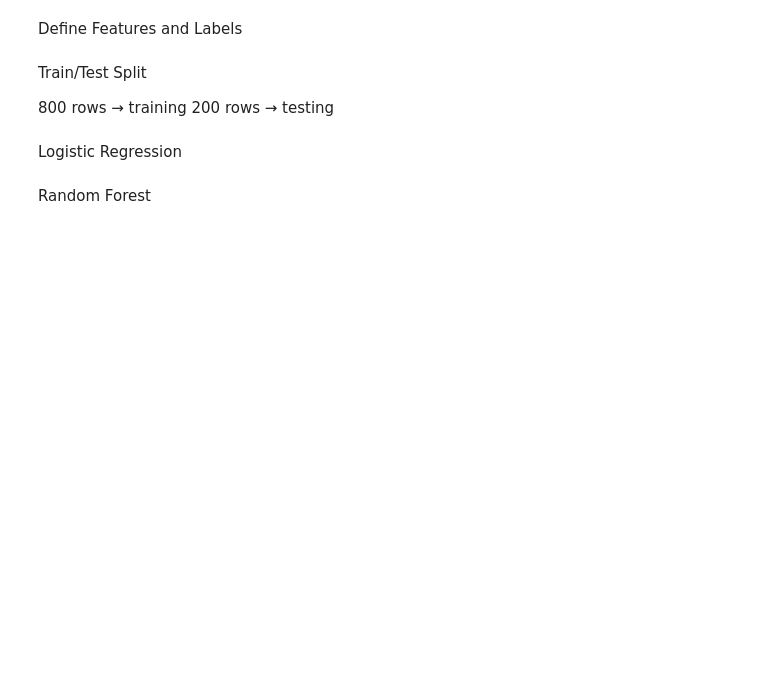
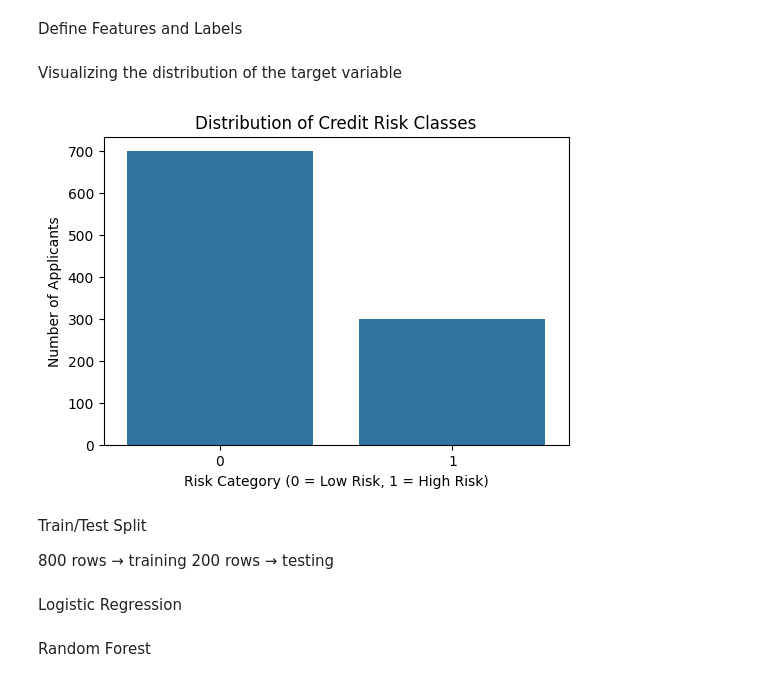
Before and after one commit to rphm95/credit-risk-classification, a Jupyter notebook: notebook/credit_risk_project.ipynb, the cells around one changed output. Saved outputs shown, nothing was run; the diff lists cells and outputs as text; code cells hidden in the pictures; blank space fills up the shorter version.

```diff
--- a/notebook/credit_risk_project.ipynb
+++ b/notebook/credit_risk_project.ipynb
@@ -120,4 +199,26 @@ X = df.drop("risk", axis=1)
 y = df["risk"]
+# %% [markdown]
+Visualizing the distribution of the target variable
+# %%
+# This plot shows how many applicants fall into each risk category.
+# It helps identify whether the dataset is balanced or imbalanced.
+
+plt.figure(figsize=(6,4))
+
+sns.countplot(x="risk", data=df)
+
+plt.title("Distribution of Credit Risk Classes")
+
+plt.xlabel("Risk Category (0 = Low Risk, 1 = High Risk)")
+
+plt.ylabel("Number of Applicants")
+
+plt.show()
+
+# If the dataset is imbalanced (more good borrowers than bad),
+# models may become biased toward predicting the majority class.
+# %% [output]
+[figure, added]
 # %% [markdown]
 Train/Test Split
 
```
Also changed, not shown: parts of 28 cells of this notebook.
